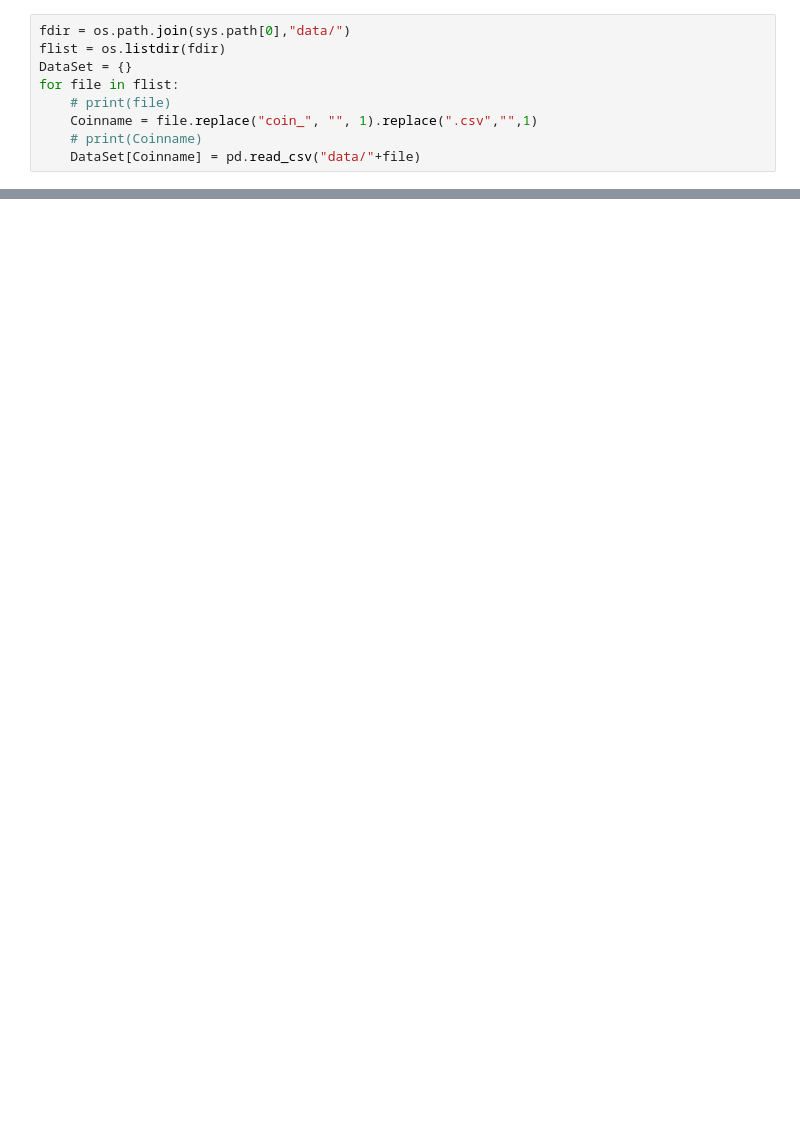
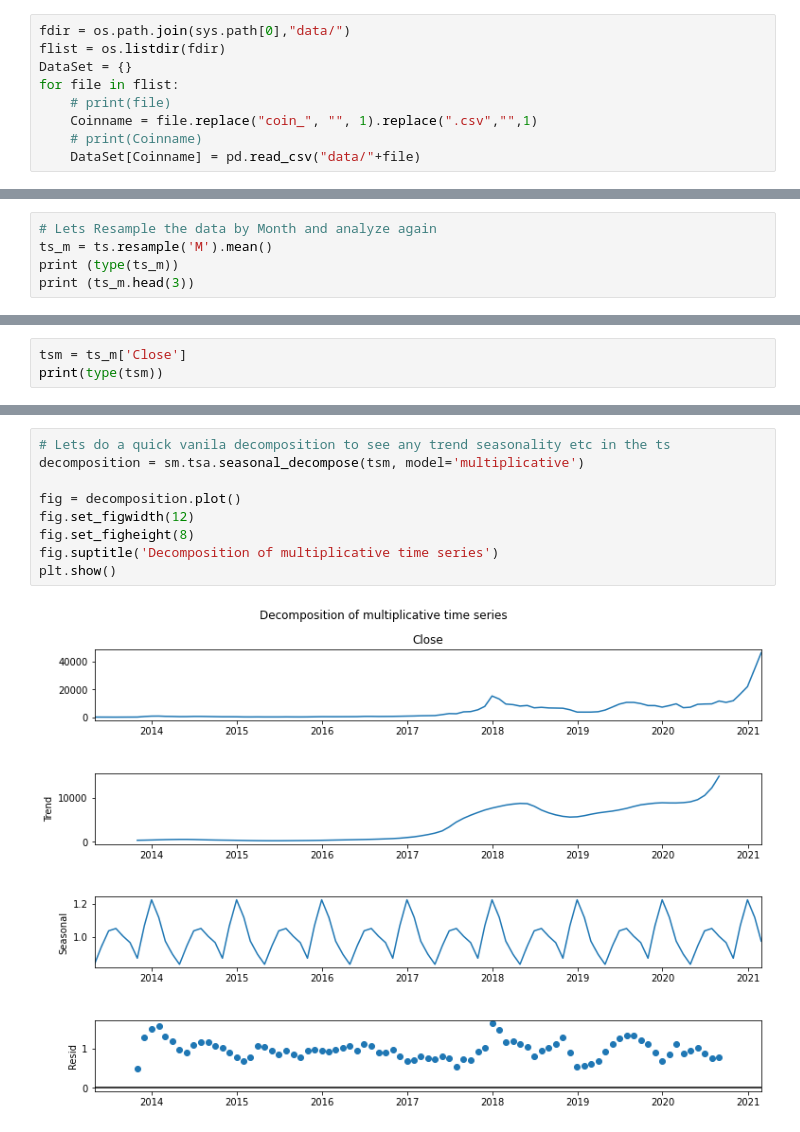
Before and after one commit to samuzaffar99/Crypto-Price-Pred, a Jupyter notebook: Crypto.ipynb, the cells around one changed output, grey strips where cells are left out. Saved outputs shown, nothing was run; the diff lists cells and outputs as text; blank space fills up the shorter version.

```diff
--- a/Crypto.ipynb
+++ b/Crypto.ipynb
@@ -23,0 +136,5 @@ DataSet["Aave"].head()
+# %%
+# Lets Resample the data by Month and analyze again
+ts_m = ts.resample('M').mean()
+print (type(ts_m))
+print (ts_m.head(3))
@@ -23,0 +148,3 @@ DataSet["Aave"].head()
+# %%
+tsm = ts_m['Close']
+print(type(tsm))
@@ -23,0 +166,11 @@ DataSet["Aave"].head()
+# %%
+# Lets do a quick vanila decomposition to see any trend seasonality etc in the ts
+decomposition = sm.tsa.seasonal_decompose(tsm, model='multiplicative')
+
+fig = decomposition.plot()
+fig.set_figwidth(12)
+fig.set_figheight(8)
+fig.suptitle('Decomposition of multiplicative time series')
+plt.show()
+# %% [output]
+[figure, added]
```
Also changed, not shown: parts of 19 cells of this notebook.
